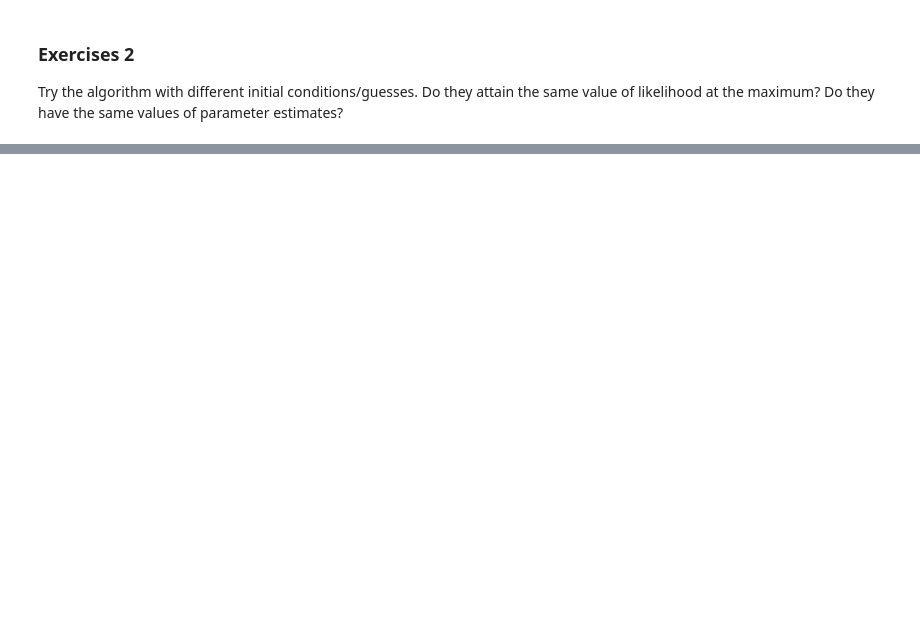
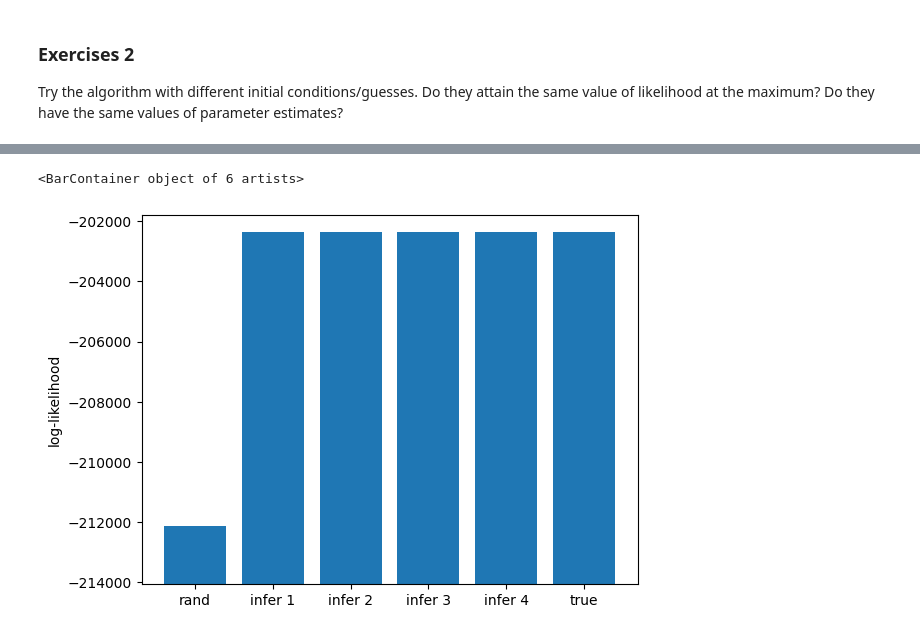
Before and after one commit to amazzoli/Quantitative_immunology, a Jupyter notebook: notebooks/VDJ_exercise.ipynb, the cells around one changed output, grey strips where cells are left out. Cells and saved outputs as stored; diff of their text form; code cells hidden in the pictures; blank space fills up the shorter version.

```diff
--- a/notebooks/VDJ_exercise.ipynb
+++ b/notebooks/VDJ_exercise.ipynb
@@ -403,0 +463,16 @@ Try the algorithm with different initial conditions/guesses. Do they attain the
+# %%
+plt.ylabel('log-likelihood')
+rand_like = log_likelihood(data_seqs, p_V_guess, p_delV_guess, seq_to_scenarios)
+true_like = log_likelihood(data_seqs, p_V_dist, p_delV_true_l, seq_to_scenarios)
+offs = rand_like - (true_like - rand_like)/5
+
+guess_likes = [log_likelihood(data_seqs, p_Vs[i], p_delVs[i], seq_to_scenarios) for i in range(len(p_Vs))]
+likes = np.append(rand_like, guess_likes)
+labels = np.append('rand', ['infer %i'%(i+1) for i in np.arange(len(p_Vs))])
+likes = np.append(likes, true_like)
+labels = np.append(labels, 'true')
+
+plt.bar(np.arange(len(guess_likes) + 2), likes - offs, bottom = offs, tick_label=labels)
+# %% [output]
+<BarContainer object of 6 artists>
+[figure, added]
```
Also changed, not shown: parts of 10 cells of this notebook.
